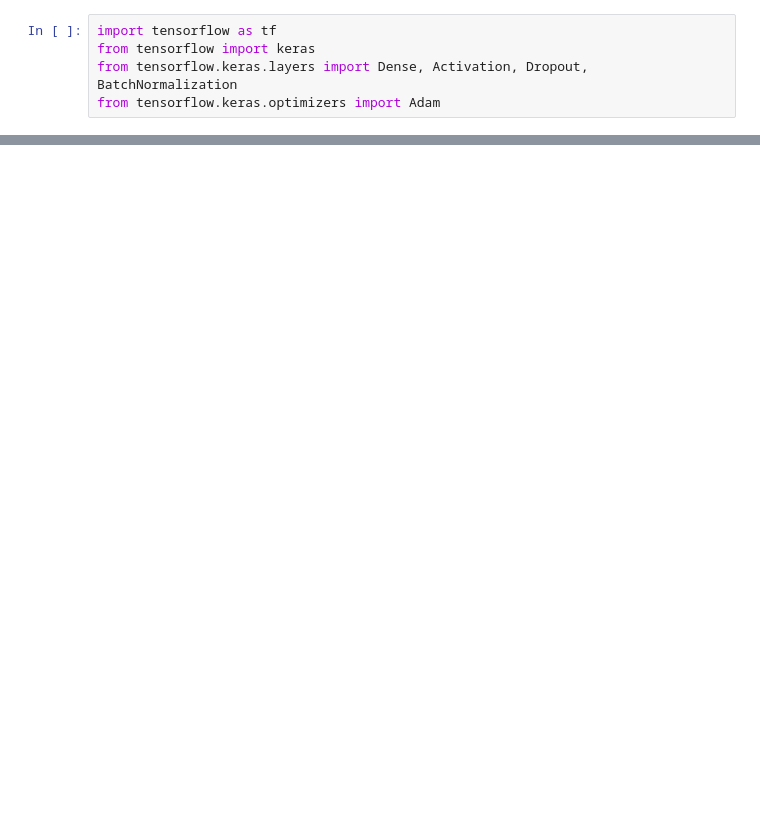
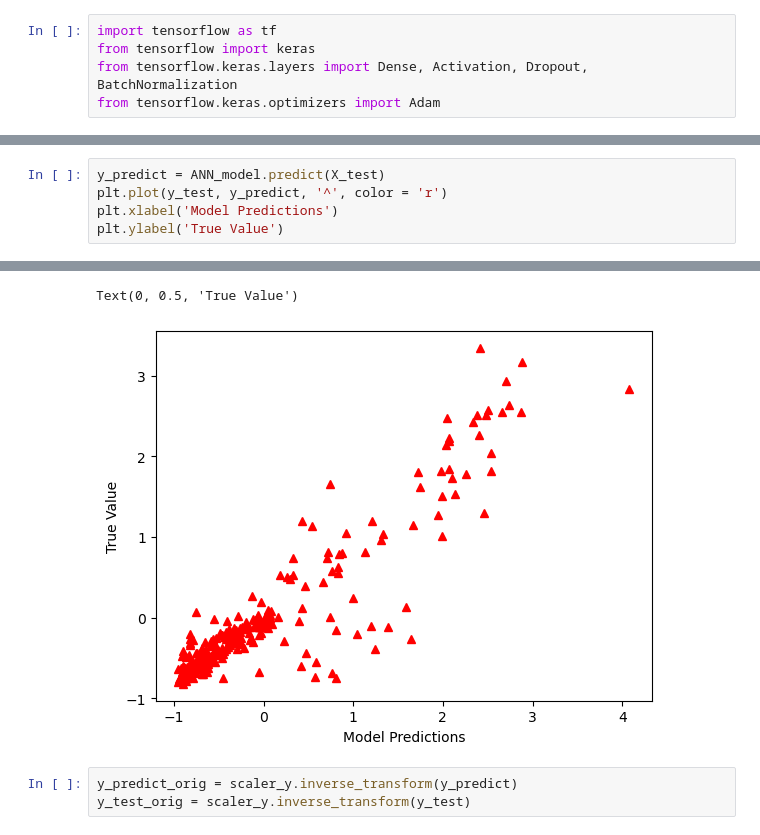
Before and after one commit to RomanRosa/medical_insurance_premium_prediction, a Jupyter notebook: medical_insurance_prediction.ipynb, the cells around one changed output, grey strips where cells are left out. Saved outputs shown, nothing was run; the diff lists cells and outputs as text; blank space fills up the shorter version.

Commit message:
no dropout & more neurons tests

```diff
--- a/medical_insurance_prediction.ipynb
+++ b/medical_insurance_prediction.ipynb
@@ -918,0 +980,6 @@ ANN_model.summary()
+# %%
+y_predict = ANN_model.predict(X_test)
+plt.plot(y_test, y_predict, '^', color = 'r')
+plt.xlabel('Model Predictions')
+plt.ylabel('True Value')
+# %% [output]
@@ -918,0 +987,5 @@ ANN_model.summary()
+Text(0, 0.5, 'True Value')
+[figure, added]
+# %%
+y_predict_orig = scaler_y.inverse_transform(y_predict)
+y_test_orig = scaler_y.inverse_transform(y_test)
```
Also changed, not shown: parts of 34 cells of this notebook.
